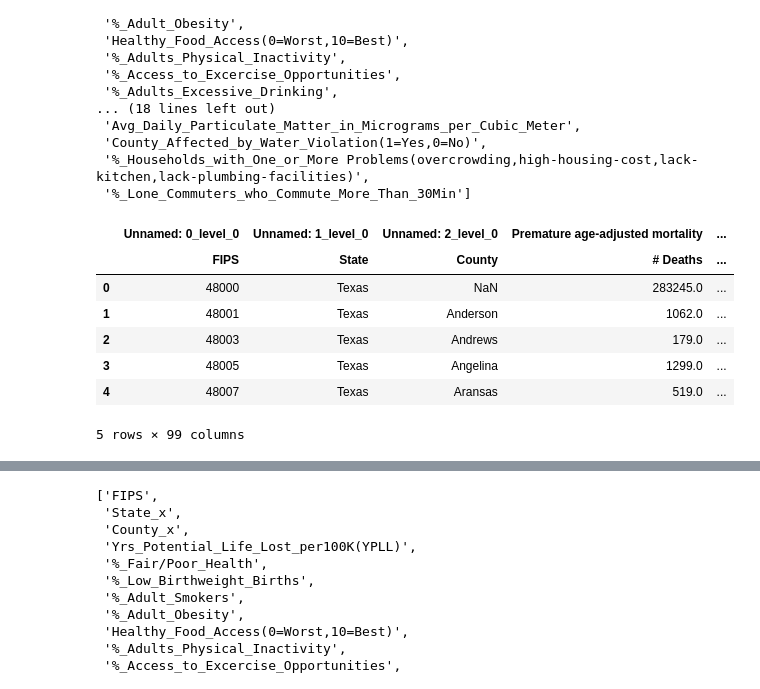
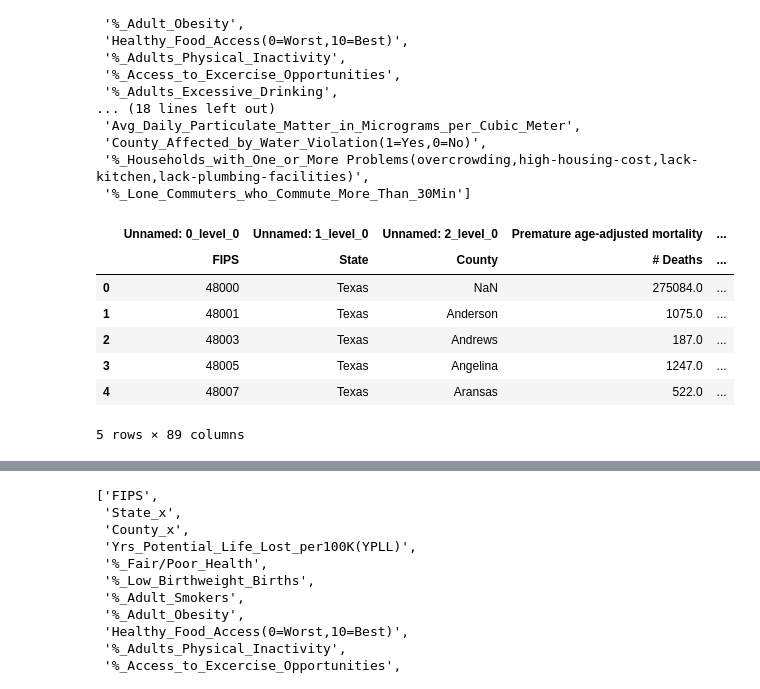
Before and after one commit to stevenjbark/DataAnalytics-FinalProject, a Jupyter notebook: Data/Data_Cleaning.ipynb, the cells around one changed output, grey strips where cells are left out. Drawn from its saved outputs; the diff is of its cells as text; code cells hidden in the pictures.

```diff
--- a/Data/Data_Cleaning.ipynb
+++ b/Data/Data_Cleaning.ipynb
@@ -249,18 +247,18 @@ list(df.columns.values)
  '%_Households_with_One_or_More Problems(overcrowding,high-housing-cost,lack-kitchen,lack-plumbing-facilities)',
  '%_Lone_Commuters_who_Commute_More_Than_30Min']
 # %%
-file2 = pd.read_excel(os.path.join("Original_Files","CountyHealthRankingsData","2018","2018 County Health Rankings Texas Data - v3.xls"),sheet_name='Additional Measure Data',header=(0,1))
+file2 = pd.read_excel(os.path.join("Original_Files","CountyHealthRankingsData","2017","2017 County Health Rankings Texas Data - v2.xls"),sheet_name='Additional Measure Data',header=(0,1))
 df2 = pd.DataFrame(file2)
 df2.head()
 # %% [output]
 |  | Unnamed: 0_level_0 | Unnamed: 1_level_0 | Unnamed: 2_level_0 | Premature age-adjusted mortality | ... |
 |  | FIPS | State | County | # Deaths | ... |
-| 0 | 48000 | Texas | NaN | 283245.0 | ... |
-| 1 | 48001 | Texas | Anderson | 1062.0 | ... |
-| 2 | 48003 | Texas | Andrews | 179.0 | ... |
-| 3 | 48005 | Texas | Angelina | 1299.0 | ... |
-| 4 | 48007 | Texas | Aransas | 519.0 | ... |
+| 0 | 48000 | Texas | NaN | 275084.0 | ... |
+| 1 | 48001 | Texas | Anderson | 1075.0 | ... |
+| 2 | 48003 | Texas | Andrews | 187.0 | ... |
+| 3 | 48005 | Texas | Angelina | 1247.0 | ... |
+| 4 | 48007 | Texas | Aransas | 522.0 | ... |
-5 rows × 99 columns
+5 rows × 89 columns
 # %%
 df2.columns = df2.columns.map('_'.join)
 df2.head()
```
Also changed, not shown: parts of 19 cells of this notebook, 2 other files.
